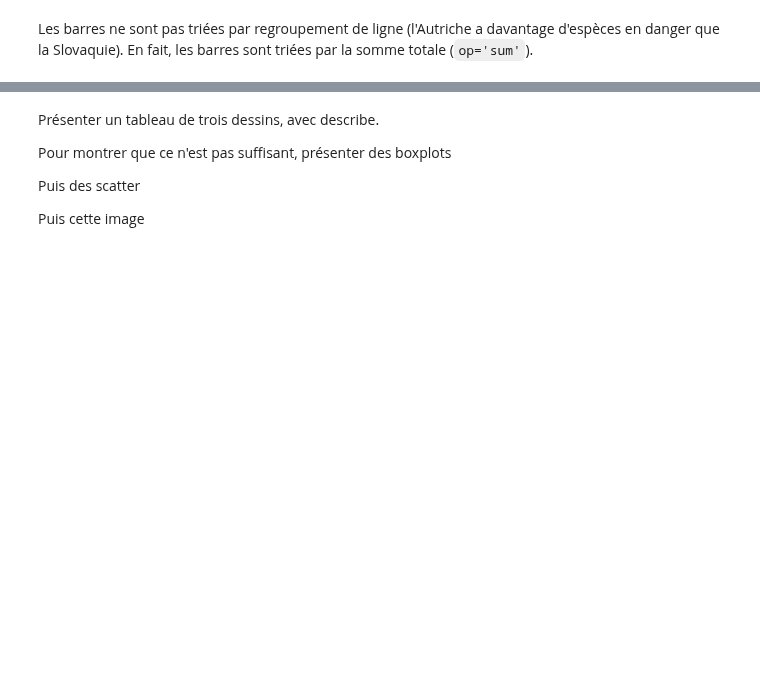
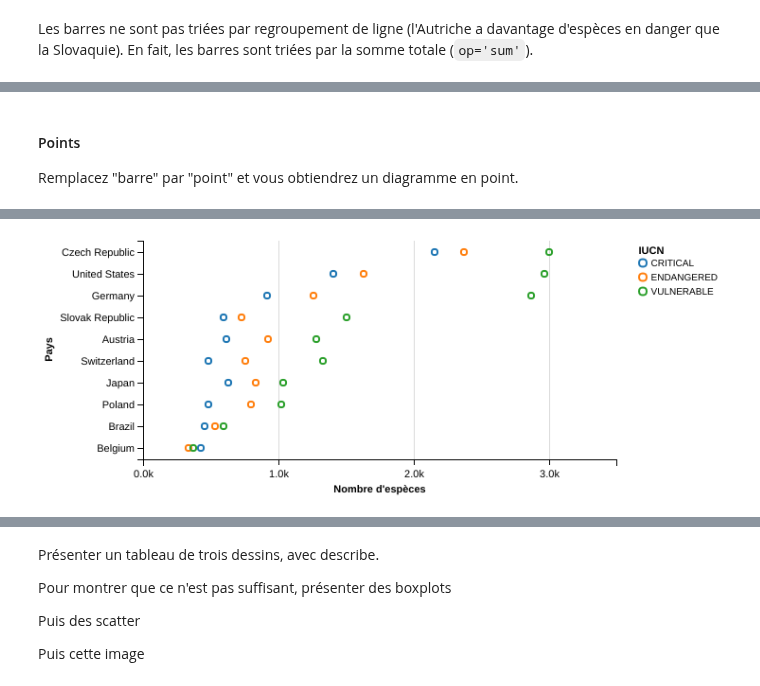
Before and after one commit to essicolo/ecologie-mathematique-Py, a Jupyter notebook: 4_Visualisation/4_Visualisation.ipynb, the cells around one changed output, grey strips where cells are left out. Saved outputs shown, nothing was run; the diff lists cells and outputs as text; code cells hidden in the pictures; blank space fills up the shorter version.

```diff
--- a/4_Visualisation/4_Visualisation.ipynb
+++ b/4_Visualisation/4_Visualisation.ipynb
@@ -261,0 +318,11 @@ Les barres peuvent être fragmentées en différentes sous-catégories, une stra
+# %% [markdown]
+#### Points
+
+Remplacez "barre" par "point" et vous obtiendrez un diagramme en point.
+# %%
+Chart(especes_pays_iucn_10).\
+    mark_point().\
+    encode(x = X('sum(Value)', title="Nombre d'espèces"),
+           y = Y('Country', title="Pays", sort=SortField(field='tri', order='descending', op='sum')),
+          color='IUCN')
+# %% [output]
@@ -261,0 +330 @@ Les barres peuvent être fragmentées en différentes sous-catégories, une stra
+[figure, added]
```
Also changed, not shown: parts of 39 cells of this notebook, 1 other file.
